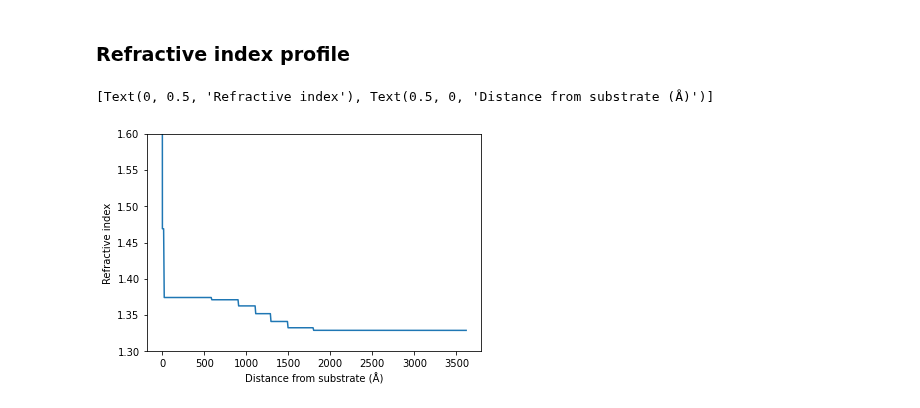
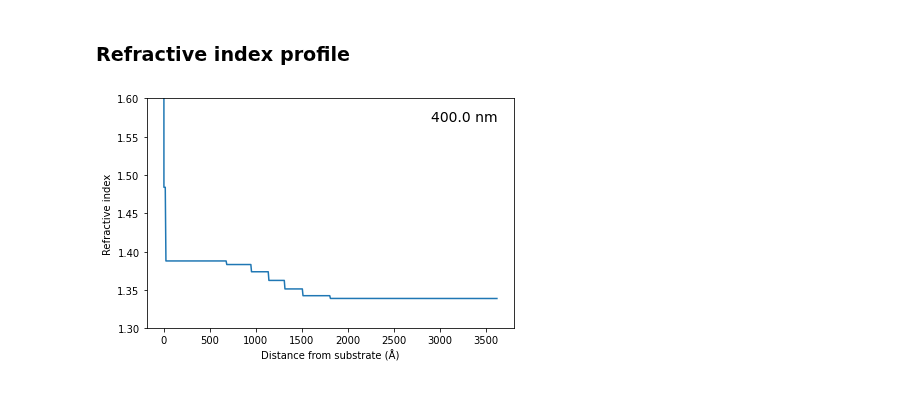
Before and after one commit to refnx/refellips, a Jupyter notebook: demos/refellipsDemo_Spectroscopic_SL.ipynb, the cells around one changed output. Saved outputs shown, nothing was run; the diff lists cells and outputs as text; code cells hidden in the pictures.

Commit message:
DOC: updating RI profiles
Updating relating RI profiles in notebooks

```diff
--- a/demos/refellipsDemo_Spectroscopic_SL.ipynb
+++ b/demos/refellipsDemo_Spectroscopic_SL.ipynb
@@ -97,13 +97,17 @@ axt.set(ylabel="Delta")
 # %%
 fig, ax = plt.subplots()
 struc.reverse_structure = True
+struc.wavelength = data.wavelength[
+    0
+]  # Plot RI profile corresponding to first wavelength
 ax.plot(*struc.ri_profile())
 struc.reverse_structure = False
 ax.set_ybound(1.3, 1.6)
 ax.set(ylabel="Refractive index", xlabel="Distance from substrate (Å)")
+ax.text(2900, 1.57, f"{data.wavelength[0]} nm", fontsize=14)
+fig.tight_layout()
 # %% [output]
-[Text(0, 0.5, 'Refractive index'), Text(0.5, 0, 'Distance from substrate (Å)')]
-[figure, old version]
+[figure, new version]
 # %%
 print(objective)
 # %% [output]
```
Also changed, not shown: parts of 1 cell of this notebook, 2 other files.
